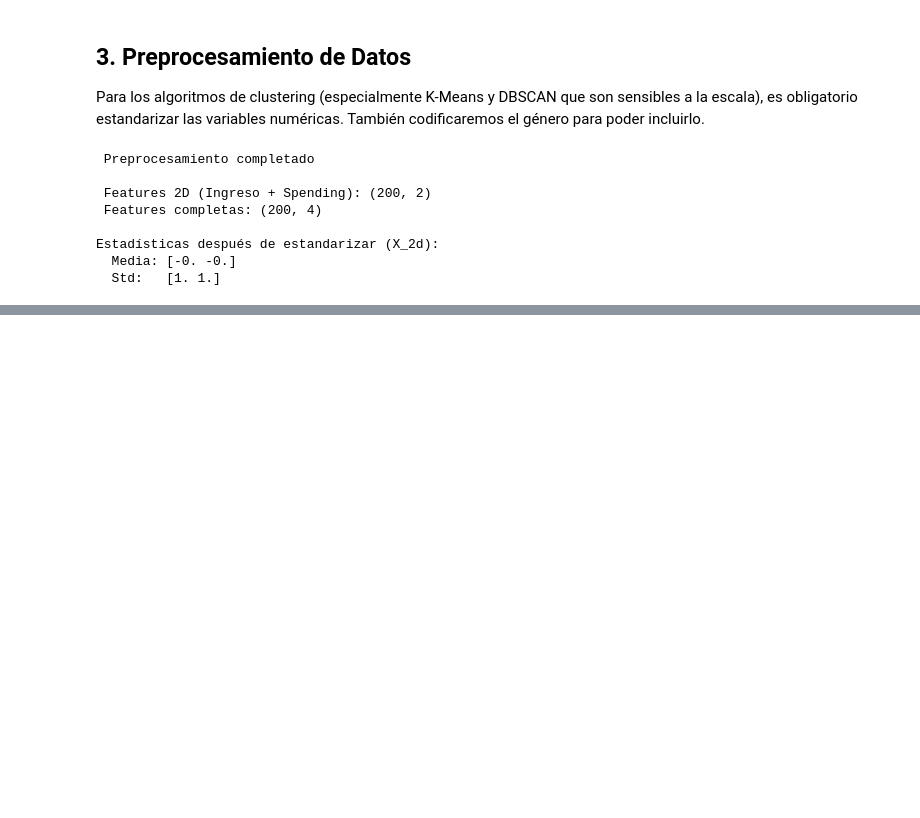
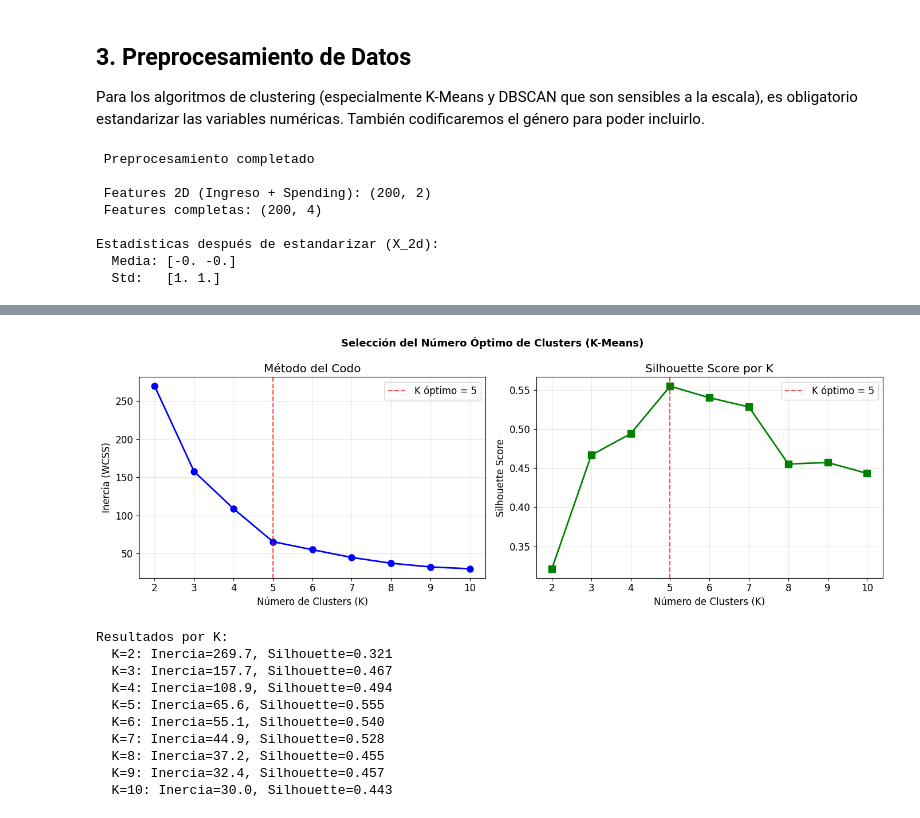
Before and after one commit to DaihanaMora/ML-Cancer-Market, a Jupyter notebook: Agrupamiento_Clientes.ipynb, the cells around one changed output, grey strips where cells are left out. Saved outputs shown, nothing was run; the diff lists cells and outputs as text; code cells hidden in the pictures; blank space fills up the shorter version.

Commit message:
feat: K-Means método del codo y Silhouette

```diff
--- a/Agrupamiento_Clientes.ipynb
+++ b/Agrupamiento_Clientes.ipynb
@@ -250,0 +268,52 @@ Estadísticas después de estandarizar (X_2d):
+# %%
+# Método del codo para encontrar K óptimo
+inertias = []
+silhouettes = []
+K_range = range(2, 11)
+
+for k in K_range:
+    km = KMeans(n_clusters=k, random_state=42, n_init=10)
+    km.fit(X_2d_scaled)
+    inertias.append(km.inertia_)
+    silhouettes.append(silhouette_score(X_2d_scaled, km.labels_))
+
+fig, axes = plt.subplots(1, 2, figsize=(14, 5))
+fig.suptitle('Selección del Número Óptimo de Clusters (K-Means)', fontsize=13, fontweight='bold')
+
+# Elbow
+axes[0].plot(K_range, inertias, 'bo-', linewidth=2, markersize=8)
+axes[0].axvline(5, color='red', linestyle='--', alpha=0.7, label='K óptimo = 5')
+axes[0].set_xlabel('Número de Clusters (K)')
+axes[0].set_ylabel('Inercia (WCSS)')
+axes[0].set_title('Método del Codo')
+axes[0].legend()
+axes[0].grid(alpha=0.3)
+
+# Silhouette
+axes[1].plot(K_range, silhouettes, 'gs-', linewidth=2, markersize=8)
+axes[1].axvline(5, color='red', linestyle='--', alpha=0.7, label='K óptimo = 5')
+axes[1].set_xlabel('Número de Clusters (K)')
+axes[1].set_ylabel('Silhouette Score')
+axes[1].set_title('Silhouette Score por K')
+axes[1].legend()
+axes[1].grid(alpha=0.3)
+
+plt.tight_layout()
+plt.savefig('kmeans_elbow.png', dpi=150, bbox_inches='tight')
+plt.show()
+
+print("Resultados por K:")
+for k, ine, sil in zip(K_range, inertias, silhouettes):
+    print(f"  K={k}: Inercia={ine:.1f}, Silhouette={sil:.3f}")
+# %% [output]
+[figure, added]
+Resultados por K:
+  K=2: Inercia=269.7, Silhouette=0.321
+  K=3: Inercia=157.7, Silhouette=0.467
+  K=4: Inercia=108.9, Silhouette=0.494
+  K=5: Inercia=65.6, Silhouette=0.555
+  K=6: Inercia=55.1, Silhouette=0.540
+  K=7: Inercia=44.9, Silhouette=0.528
+  K=8: Inercia=37.2, Silhouette=0.455
+  K=9: Inercia=32.4, Silhouette=0.457
+  K=10: Inercia=30.0, Silhouette=0.443
```
Also changed, not shown: parts of 1 cell of this notebook.
